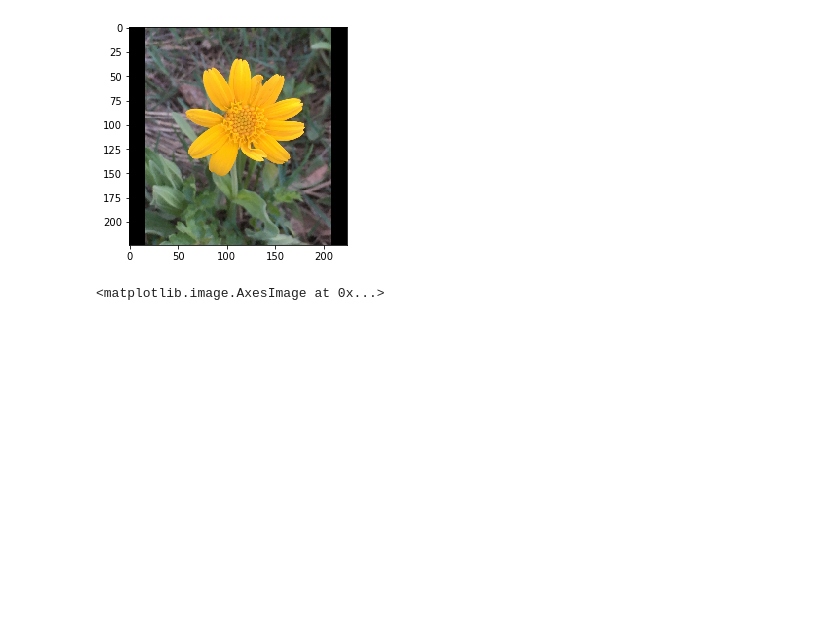
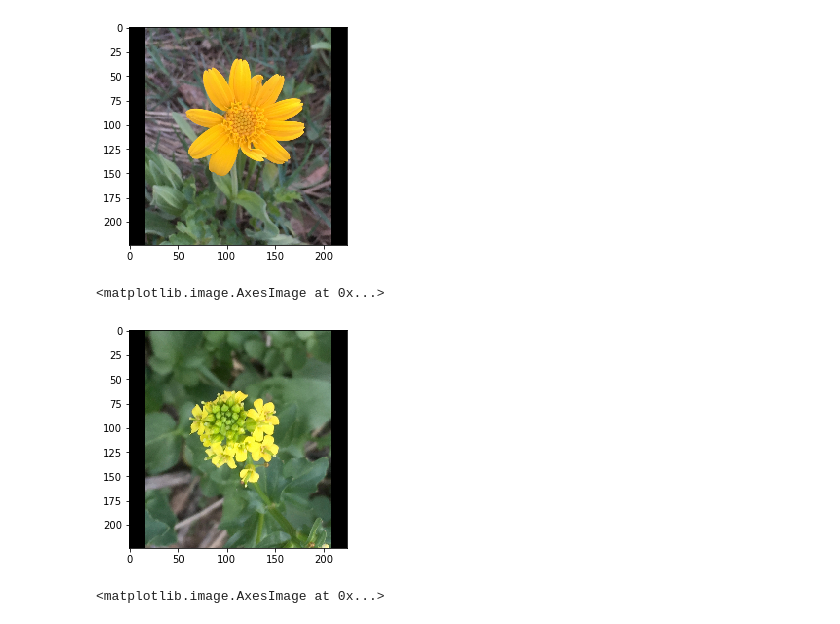
Before and after one commit to jw15/wildflower-finder, a Jupyter notebook: src/blob_detection.ipynb, the cells around one changed output. Saved outputs shown, nothing was run; the diff lists cells and outputs as text; code cells hidden in the pictures; blank space fills up the shorter version.

```diff
--- a/src/blob_detection.ipynb
+++ b/src/blob_detection.ipynb
@@ -19,6 +26,11 @@ plt.imshow(image)
 # %% [output]
 <matplotlib.image.AxesImage at 0x...>
 [figure]
+# %%
+plt.imshow(image3)
+# %% [output]
+<matplotlib.image.AxesImage at 0x...>
+[figure, added]
 # %%
 image_gray = rgb2gray(image)
 plt.imshow(image_gray)
```
Also changed, not shown: parts of 7 cells of this notebook, 2 other files.
